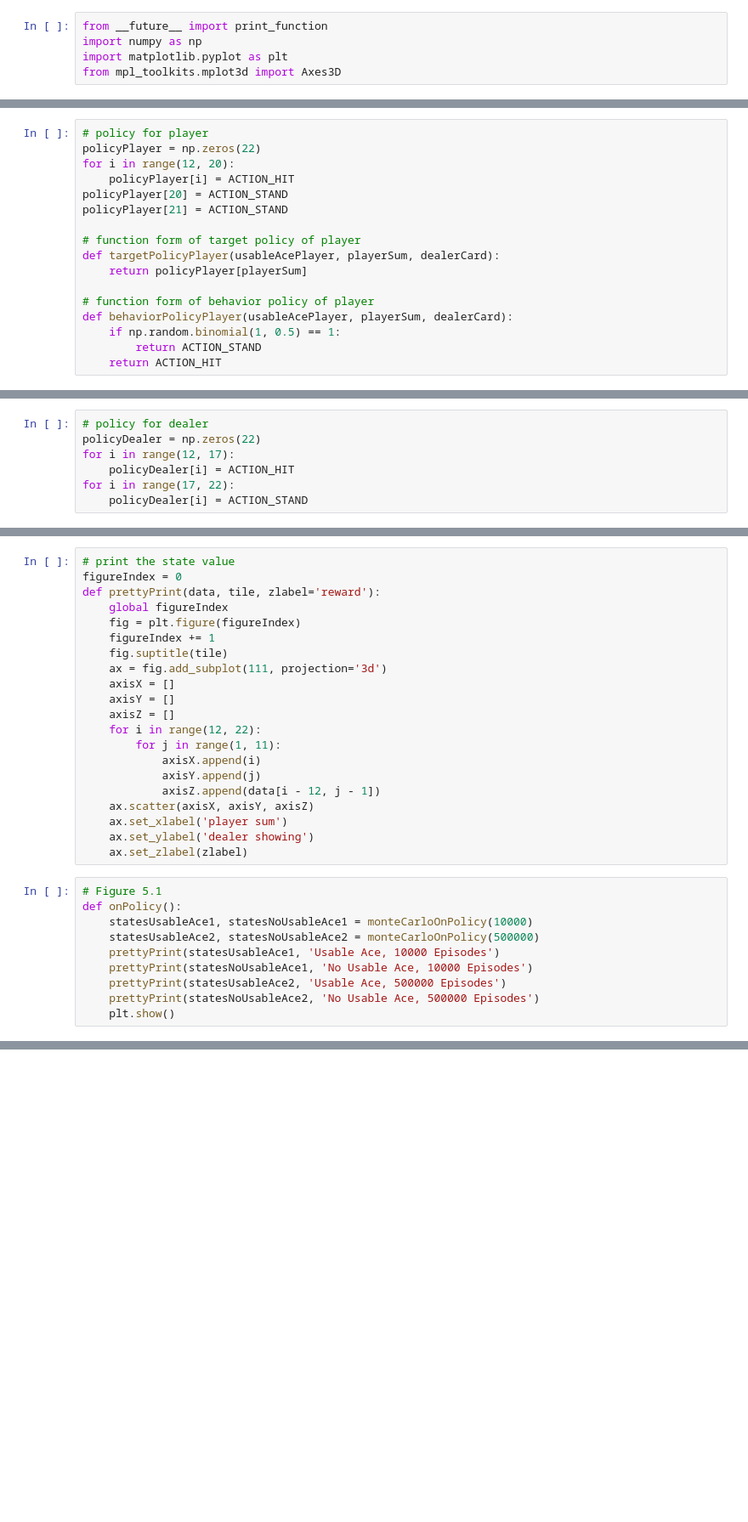
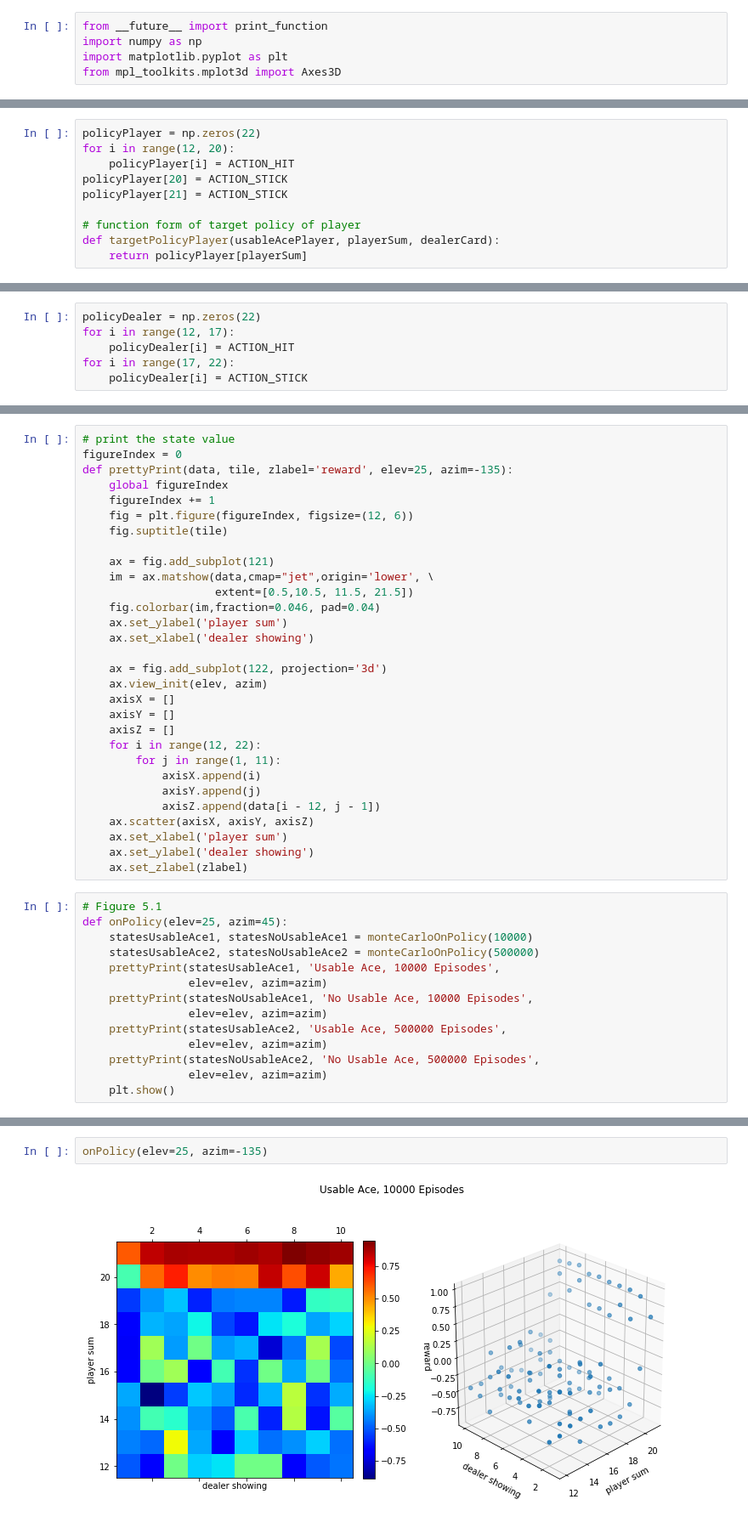
Before and after one commit to yellowlab9/reinforcement-learning-an-introduction, a Jupyter notebook: chapter05/Blackjack.ipynb, the cells around one changed output, grey strips where cells are left out. Shown at 85% size. Cells and saved outputs as stored; diff of their text form; blank space fills up the shorter version.

```diff
--- a/chapter05/Blackjack.ipynb
+++ b/chapter05/Blackjack.ipynb
@@ -26,17 +33,10 @@ actions = [ACTION_HIT, ACTION_STAND]
 # %%
-# policy for player
 policyPlayer = np.zeros(22)
 for i in range(12, 20):
     policyPlayer[i] = ACTION_HIT
-policyPlayer[20] = ACTION_STAND
-policyPlayer[21] = ACTION_STAND
+policyPlayer[20] = ACTION_STICK
+policyPlayer[21] = ACTION_STICK
 
 # function form of target policy of player
 def targetPolicyPlayer(usableAcePlayer, playerSum, dealerCard):
     return policyPlayer[playerSum]
-
-# function form of behavior policy of player
-def behaviorPolicyPlayer(usableAcePlayer, playerSum, dealerCard):
-    if np.random.binomial(1, 0.5) == 1:
-        return ACTION_STAND
-    return ACTION_HIT
@@ -43,7 +56,6 @@ def behaviorPolicyPlayer(usableAcePlayer, playerSum, dealerCard):
 # %%
-# policy for dealer
 policyDealer = np.zeros(22)
 for i in range(12, 17):
     policyDealer[i] = ACTION_HIT
 for i in range(17, 22):
-    policyDealer[i] = ACTION_STAND
+    policyDealer[i] = ACTION_STICK
@@ -206,12 +247,21 @@ def monteCarloOnPolicy(nEpisodes):
 # %%
 # print the state value
 figureIndex = 0
-def prettyPrint(data, tile, zlabel='reward'):
+def prettyPrint(data, tile, zlabel='reward', elev=25, azim=-135):
     global figureIndex
-    fig = plt.figure(figureIndex)
     figureIndex += 1
+    fig = plt.figure(figureIndex, figsize=(12, 6))
     fig.suptitle(tile)
-    ax = fig.add_subplot(111, projection='3d')
+
+    ax = fig.add_subplot(121)
+    im = ax.matshow(data,cmap="jet",origin='lower', \
+                    extent=[0.5,10.5, 11.5, 21.5])
+    fig.colorbar(im,fraction=0.046, pad=0.04)
+    ax.set_ylabel('player sum')
+    ax.set_xlabel('dealer showing')
+
+    ax = fig.add_subplot(122, projection='3d')
+    ax.view_init(elev, azim)
     axisX = []
     axisY = []
     axisZ = []
@@ -226,11 +276,15 @@ def prettyPrint(data, tile, zlabel='reward'):
     ax.set_zlabel(zlabel)
 # %%
 # Figure 5.1
-def onPolicy():
+def onPolicy(elev=25, azim=45):
     statesUsableAce1, statesNoUsableAce1 = monteCarloOnPolicy(10000)
     statesUsableAce2, statesNoUsableAce2 = monteCarloOnPolicy(500000)
-    prettyPrint(statesUsableAce1, 'Usable Ace, 10000 Episodes')
-    prettyPrint(statesNoUsableAce1, 'No Usable Ace, 10000 Episodes')
-    prettyPrint(statesUsableAce2, 'Usable Ace, 500000 Episodes')
-    prettyPrint(statesNoUsableAce2, 'No Usable Ace, 500000 Episodes')
+    prettyPrint(statesUsableAce1, 'Usable Ace, 10000 Episodes',
+                elev=elev, azim=azim)
+    prettyPrint(statesNoUsableAce1, 'No Usable Ace, 10000 Episodes',
+                elev=elev, azim=azim)
+    prettyPrint(statesUsableAce2, 'Usable Ace, 500000 Episodes',
+                elev=elev, azim=azim)
+    prettyPrint(statesNoUsableAce2, 'No Usable Ace, 500000 Episodes',
+                elev=elev, azim=azim)
     plt.show()
@@ -243,0 +291,4 @@ onPolicy()
+# %%
+onPolicy(elev=25, azim=-135)
+# %% [output]
+[figure, added]
```
Also changed, not shown: parts of 23 cells of this notebook, 1 other file.
